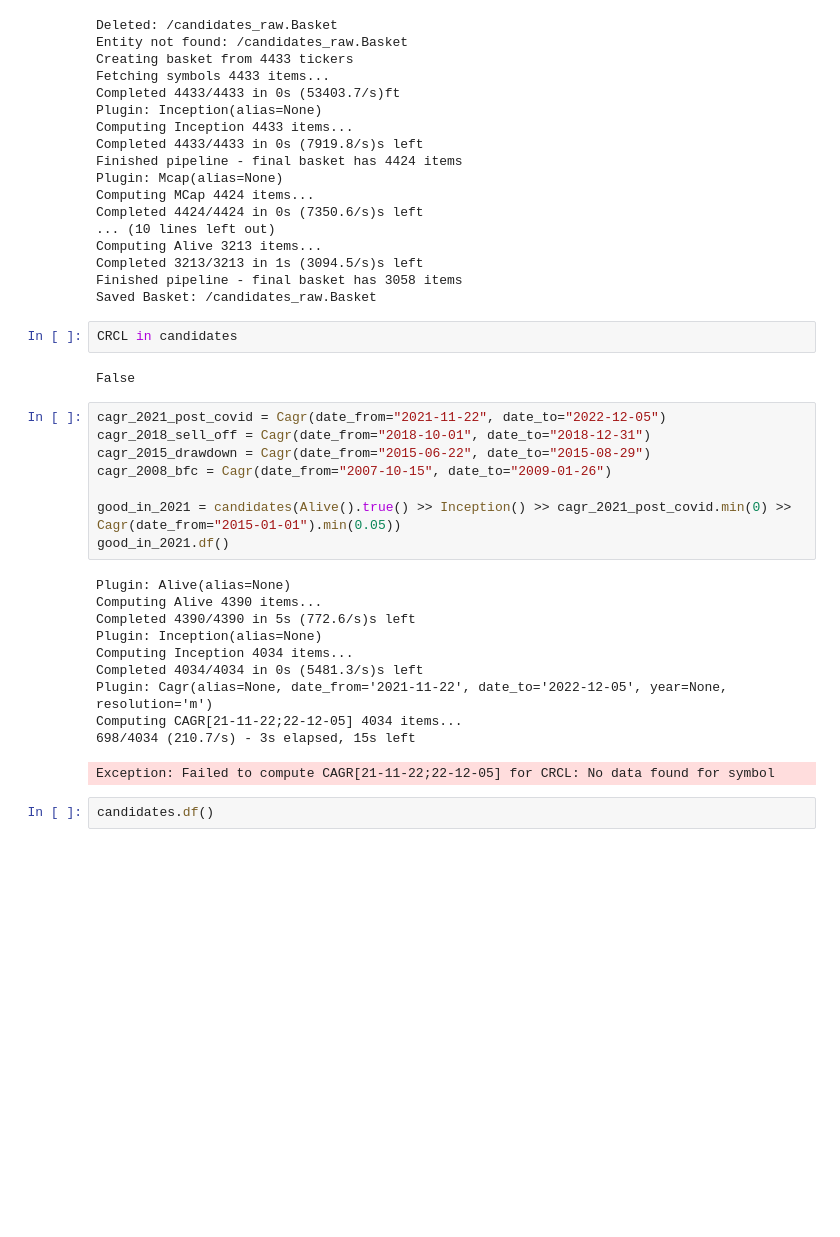
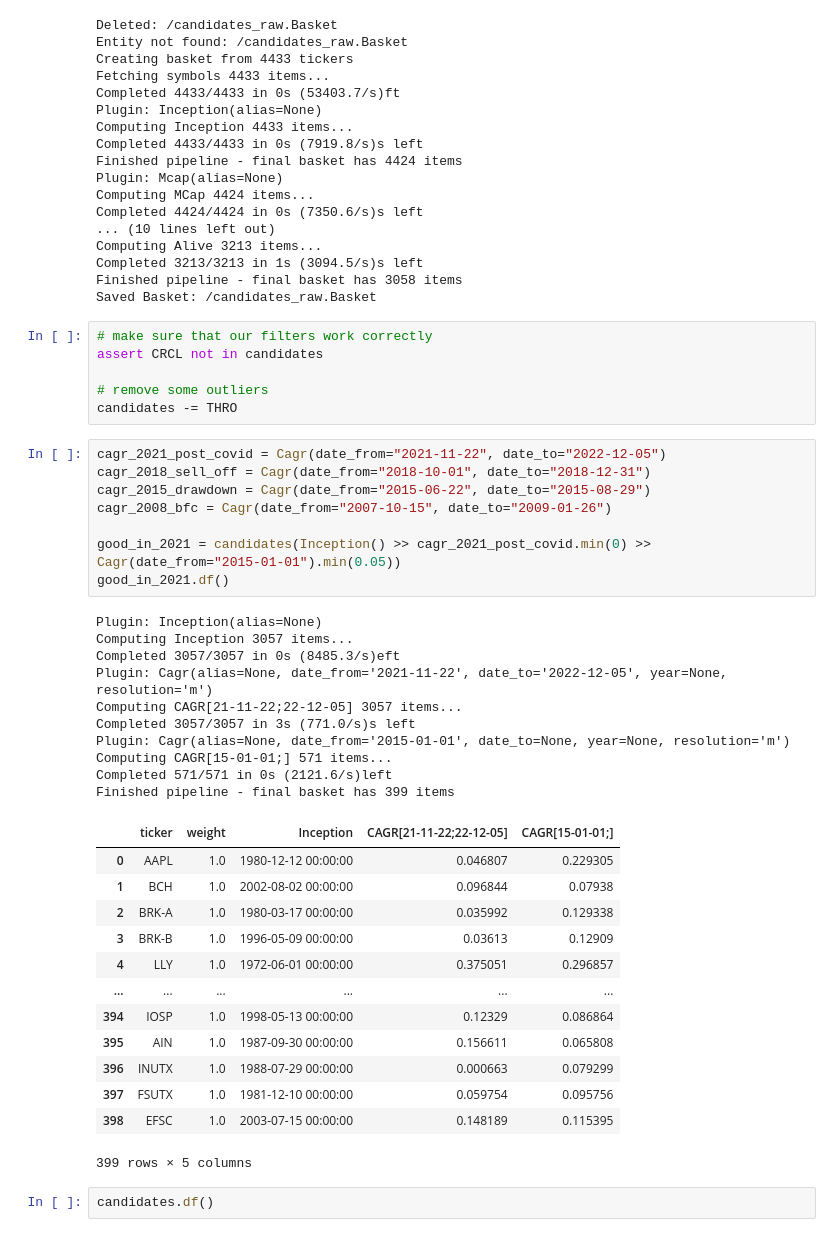
Before and after one commit to flocko-motion/stock-screener, a Jupyter notebook: fins.ipynb, the cells around one changed output. Saved outputs shown, nothing was run; the diff lists cells and outputs as text; blank space fills up the shorter version.

Commit message:
fix: candidates now filter properly by inception

```diff
--- a/fins.ipynb
+++ b/fins.ipynb
@@ -30,28 +30,43 @@ Completed 3213/3213 in 1s (3094.5/s)s left
 Finished pipeline - final basket has 3058 items
 Saved Basket: /candidates_raw.Basket
 # %%
-CRCL in candidates
+# make sure that our filters work correctly
+assert CRCL not in candidates
+
+# remove some outliers
+candidates -= THRO
-# %% [output]
-False
 # %%
 cagr_2021_post_covid = Cagr(date_from="2021-11-22", date_to="2022-12-05")
 cagr_2018_sell_off = Cagr(date_from="2018-10-01", date_to="2018-12-31")
 cagr_2015_drawdown = Cagr(date_from="2015-06-22", date_to="2015-08-29")
 cagr_2008_bfc = Cagr(date_from="2007-10-15", date_to="2009-01-26")
 
-good_in_2021 = candidates(Alive().true() >> Inception() >> cagr_2021_post_covid.min(0) >> Cagr(date_from="2015-01-01").min(0.05))
+good_in_2021 = candidates(Inception() >> cagr_2021_post_covid.min(0) >> Cagr(date_from="2015-01-01").min(0.05))
 good_in_2021.df()
 # %% [output]
-Plugin: Alive(alias=None)
-Computing Alive 4390 items...
-Completed 4390/4390 in 5s (772.6/s)s left
 Plugin: Inception(alias=None)
-Computing Inception 4034 items...
-Completed 4034/4034 in 0s (5481.3/s)s left
+Computing Inception 3057 items...
+Completed 3057/3057 in 0s (8485.3/s)eft
 Plugin: Cagr(alias=None, date_from='2021-11-22', date_to='2022-12-05', year=None, resolution='m')
-Computing CAGR[21-11-22;22-12-05] 4034 items...
-698/4034 (210.7/s) - 3s elapsed, 15s left
+Computing CAGR[21-11-22;22-12-05] 3057 items...
+Completed 3057/3057 in 3s (771.0/s)s left
+Plugin: Cagr(alias=None, date_from='2015-01-01', date_to=None, year=None, resolution='m')
+Computing CAGR[15-01-01;] 571 items...
+Completed 571/571 in 0s (2121.6/s)left
+Finished pipeline - final basket has 399 items
+|  | ticker | weight | Inception | CAGR[21-11-22;22-12-05] | CAGR[15-01-01;] |
+| 0 | AAPL | 1.0 | 1980-12-12 00:00:00 | 0.046807 | 0.229305 |
+| 1 | BCH | 1.0 | 2002-08-02 00:00:00 | 0.096844 | 0.07938 |
+| 2 | BRK-A | 1.0 | 1980-03-17 00:00:00 | 0.035992 | 0.129338 |
+| 3 | BRK-B | 1.0 | 1996-05-09 00:00:00 | 0.03613 | 0.12909 |
+| 4 | LLY | 1.0 | 1972-06-01 00:00:00 | 0.375051 | 0.296857 |
+| ... | ... | ... | ... | ... | ... |
+| 394 | IOSP | 1.0 | 1998-05-13 00:00:00 | 0.12329 | 0.086864 |
+| 395 | AIN | 1.0 | 1987-09-30 00:00:00 | 0.156611 | 0.065808 |
+| 396 | INUTX | 1.0 | 1988-07-29 00:00:00 | 0.000663 | 0.079299 |
+| 397 | FSUTX | 1.0 | 1981-12-10 00:00:00 | 0.059754 | 0.095756 |
+| 398 | EFSC | 1.0 | 2003-07-15 00:00:00 | 0.148189 | 0.115395 |
-Exception: Failed to compute CAGR[21-11-22;22-12-05] for CRCL: No data found for symbol
+399 rows × 5 columns
 # %%
 candidates.df()
 # %% [output]
```
Also changed, not shown: 1 other file.
